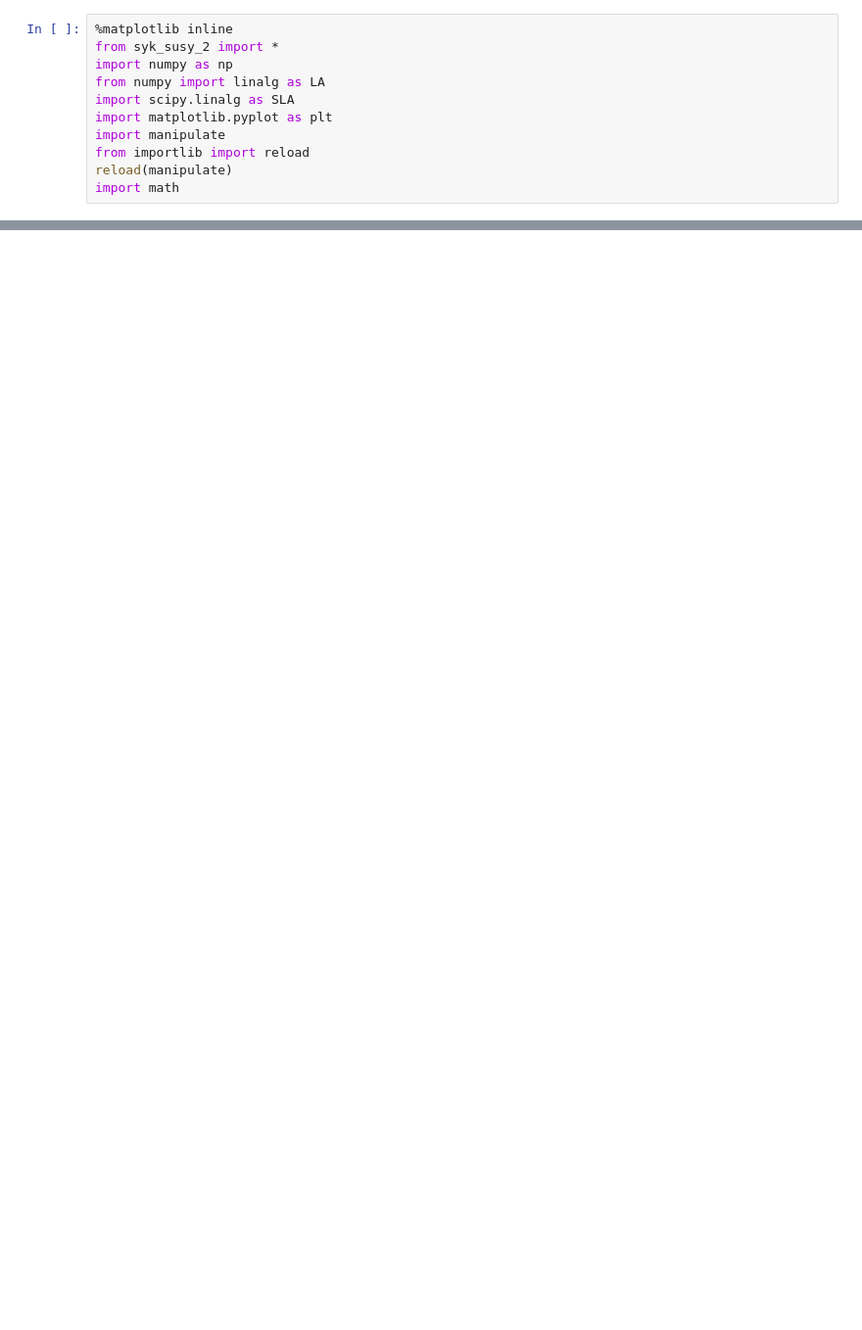
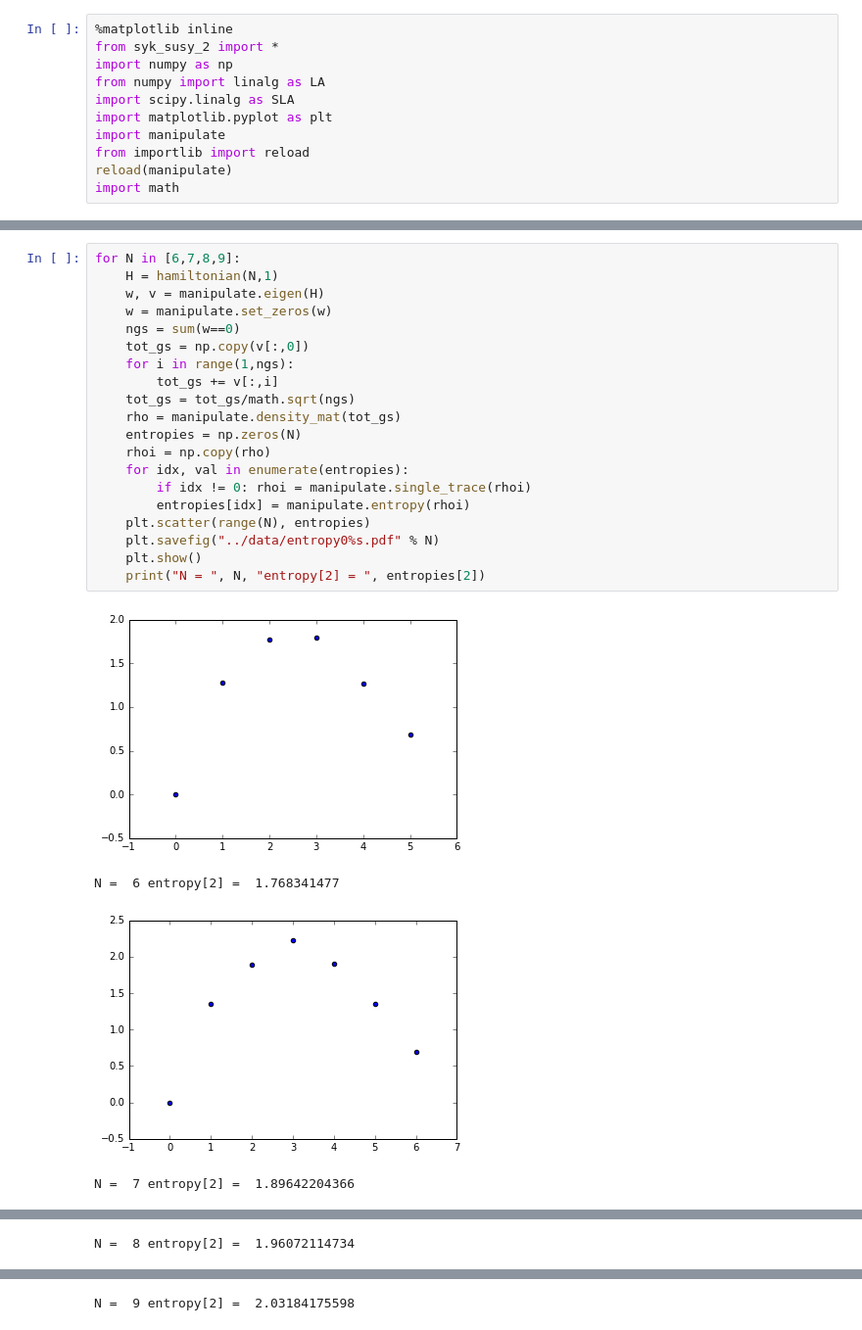
Before and after one commit to cnstahl/JP2, a Jupyter notebook: python/Ground State Entropy.ipynb, the cells around one changed output, grey strips where cells are left out. Shown: that part at 98% size. Drawn from its saved outputs; the diff is of its cells as text; blank space fills up the shorter version.

```diff
--- a/python/Ground State Entropy.ipynb
+++ b/python/Ground State Entropy.ipynb
@@ -108,0 +50,25 @@ TypeError: 'float' object cannot be interpreted as an integer
+# %%
+for N in [6,7,8,9]:
+    H = hamiltonian(N,1)
+    w, v = manipulate.eigen(H)
+    w = manipulate.set_zeros(w)
+    ngs = sum(w==0)
+    tot_gs = np.copy(v[:,0])
+    for i in range(1,ngs):
+        tot_gs += v[:,i]
+    tot_gs = tot_gs/math.sqrt(ngs)
+    rho = manipulate.density_mat(tot_gs)
+    entropies = np.zeros(N)
+    rhoi = np.copy(rho)
+    for idx, val in enumerate(entropies):
+        if idx != 0: rhoi = manipulate.single_trace(rhoi)
+        entropies[idx] = manipulate.entropy(rhoi)
+    plt.scatter(range(N), entropies)
+    plt.savefig("../data/entropy0%s.pdf" % N)
+    plt.show()
+    print("N = ", N, "entropy[2] = ", entropies[2])
+# %% [output]
+[figure, added]
+N =  6 entropy[2] =  1.768341477
+[figure, added]
+N =  7 entropy[2] =  1.89642204366
@@ -108,0 +76 @@ TypeError: 'float' object cannot be interpreted as an integer
+N =  8 entropy[2] =  1.96072114734
@@ -108,0 +78 @@ TypeError: 'float' object cannot be interpreted as an integer
+N =  9 entropy[2] =  2.03184175598
```
Also changed, not shown: parts of 17 cells of this notebook, 13 other files.
